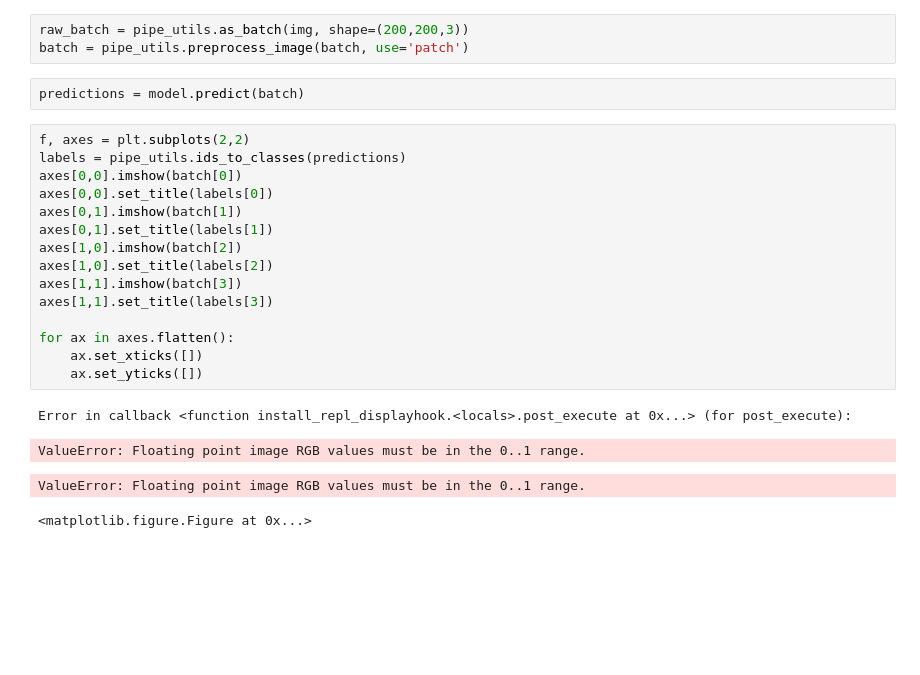
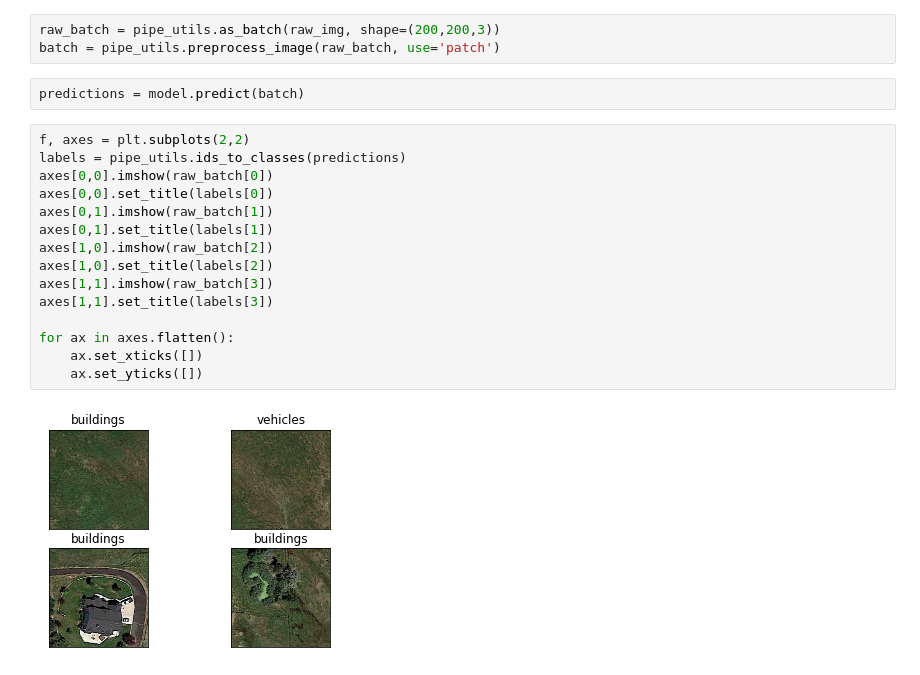
Before and after one commit to bdhammel/faraway-farms, a Jupyter notebook: workspace/patch_training.ipynb, the cells around one changed output. Cells and saved outputs as stored; diff of their text form; blank space fills up the shorter version.

```diff
--- a/workspace/patch_training.ipynb
+++ b/workspace/patch_training.ipynb
@@ -56,27 +56,24 @@ plt.axis('off')
 # %%
 model = patch_identifier.PatchIdentifier(model_path)
 # %%
-raw_batch = pipe_utils.as_batch(img, shape=(200,200,3))
-batch = pipe_utils.preprocess_image(batch, use='patch')
+raw_batch = pipe_utils.as_batch(raw_img, shape=(200,200,3))
+batch = pipe_utils.preprocess_image(raw_batch, use='patch')
 # %%
 predictions = model.predict(batch)
 # %%
 f, axes = plt.subplots(2,2)
 labels = pipe_utils.ids_to_classes(predictions)
-axes[0,0].imshow(batch[0])
+axes[0,0].imshow(raw_batch[0])
 axes[0,0].set_title(labels[0])
-axes[0,1].imshow(batch[1])
+axes[0,1].imshow(raw_batch[1])
 axes[0,1].set_title(labels[1])
-axes[1,0].imshow(batch[2])
+axes[1,0].imshow(raw_batch[2])
 axes[1,0].set_title(labels[2])
-axes[1,1].imshow(batch[3])
+axes[1,1].imshow(raw_batch[3])
 axes[1,1].set_title(labels[3])
 
 for ax in axes.flatten():
     ax.set_xticks([])
     ax.set_yticks([])
 # %% [output]
-Error in callback <function install_repl_displayhook.<locals>.post_execute at 0x...> (for post_execute):
-ValueError: Floating point image RGB values must be in the 0..1 range.
-ValueError: Floating point image RGB values must be in the 0..1 range.
-<matplotlib.figure.Figure at 0x...>
+[figure, added]
```
Also changed, not shown: 7 other files.
